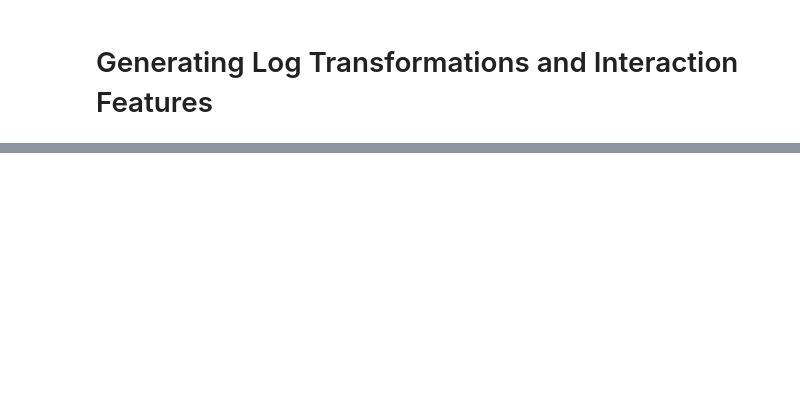
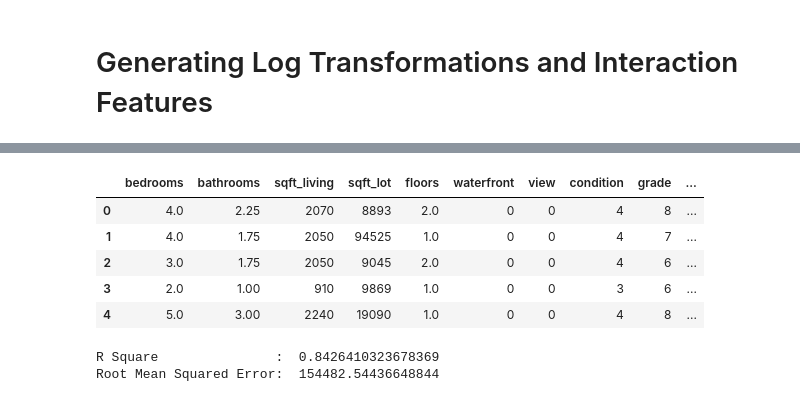
Before and after one commit to dorjeys3/King_County_Real_Estate, a Jupyter notebook: Very Good Book.ipynb, the cells around one changed output, grey strips where cells are left out. Saved outputs shown, nothing was run; the diff lists cells and outputs as text; code cells hidden in the pictures; blank space fills up the shorter version.

```diff
--- a/Very Good Book.ipynb
+++ b/Very Good Book.ipynb
@@ -1053,0 +1149,5 @@ SelectKBest(k=50, score_func=<function f_regression at 0x...>)
+# %%
+prices = pd.DataFrame(data_fin["price"])
+prices.to_csv("prices.csv")
+prices = pd.read_csv("prices.csv", index_col = 0)
+data_fin.drop(columns = "price", inplace = True)
@@ -1053,0 +1163,38 @@ SelectKBest(k=50, score_func=<function f_regression at 0x...>)
+# %%
+data_fin.head()
+# %% [output]
+|  | bedrooms | bathrooms | sqft_living | sqft_lot | floors | waterfront | view | condition | grade | ... |
+| 0 | 4.0 | 2.25 | 2070 | 8893 | 2.0 | 0 | 0 | 4 | 8 | ... |
+| 1 | 4.0 | 1.75 | 2050 | 94525 | 1.0 | 0 | 0 | 4 | 7 | ... |
+| 2 | 3.0 | 1.75 | 2050 | 9045 | 2.0 | 0 | 0 | 4 | 6 | ... |
+| 3 | 2.0 | 1.00 | 910 | 9869 | 1.0 | 0 | 0 | 3 | 6 | ... |
+| 4 | 5.0 | 3.00 | 2240 | 19090 | 1.0 | 0 | 0 | 4 | 8 | ... |
+# %%
+X = data_fin
+y = prices.price
+
+X_train, X_test, y_train, y_test = train_test_split(X, y ,test_size=0.2, random_state=42)
+
+from sklearn.linear_model import LinearRegression
+from sklearn import metrics
+
+multi_lr_model = LinearRegression() # model
+
+multi_lr_model.fit(X_train, y_train) # fit
+
+y_pred = multi_lr_model.predict(X_test) # prediction
+
+# model_score = multi_lr_model.score(X_test,y_test)
+r_square = metrics.r2_score(y_test, y_pred)
+# mse = metrics.mean_squared_error(y_test, y_pred)
+mae = metrics.median_absolute_error(y_test, y_pred)
+# ev = metrics.explained_variance_score(y_test, y_pred)
+
+# print(model_score)
+# print(mse)
+# print("Mae: ",  mae)
+print("R Square               : ", r_square)
+print("Root Mean Squared Error: ", mse**(1/2))
+# %% [output]
+R Square               :  0.8426410323678369
+Root Mean Squared Error:  154482.54436648844
```
Also changed, not shown: parts of 99 cells of this notebook, 4 other files.
